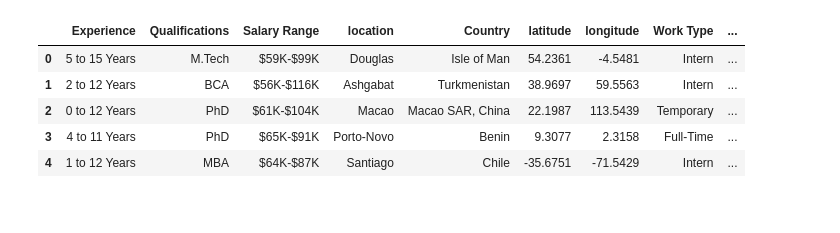
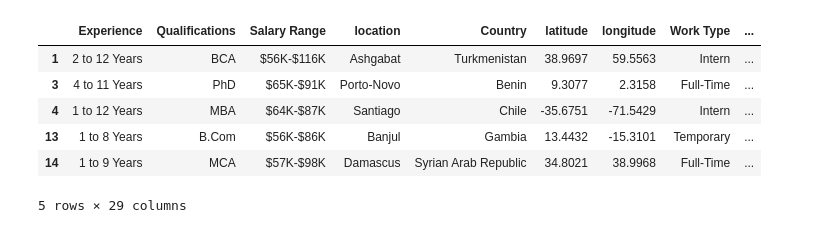
Before and after one commit to Khoulykid/Sector-Predictor, a Jupyter notebook: processing.ipynb, the cells around one changed output. Cells and saved outputs as stored; diff of their text form; code cells hidden in the pictures.

```diff
--- a/processing.ipynb
+++ b/processing.ipynb
@@ -4,16 +5,34 @@ import numpy as np
 # %%
 df = pd.read_csv('job_descriptions.csv')
-# %%
-df.dropna(inplace=True)
-df.drop('Job Id', axis=1, inplace=True)
-df.head()
-# %% [output]
-|  | Experience | Qualifications | Salary Range | location | Country | latitude | longitude | Work Type | ... |
-| 0 | 5 to 15 Years | M.Tech | $59K-$99K | Douglas | Isle of Man | 54.2361 | -4.5481 | Intern | ... |
-| 1 | 2 to 12 Years | BCA | $56K-$116K | Ashgabat | Turkmenistan | 38.9697 | 59.5563 | Intern | ... |
-| 2 | 0 to 12 Years | PhD | $61K-$104K | Macao | Macao SAR, China | 22.1987 | 113.5439 | Temporary | ... |
-| 3 | 4 to 11 Years | PhD | $65K-$91K | Porto-Novo | Benin | 9.3077 | 2.3158 | Full-Time | ... |
-| 4 | 1 to 12 Years | MBA | $64K-$87K | Santiago | Chile | -35.6751 | -71.5429 | Intern | ... |
+# %%
+df[['Sector', 'Industry', 'City', 'State', 'Zip', 'Website', 'Ticker', 'CEO']] = df['Company Profile'].str.extract(
+    r'"Sector":"([^"]+)".*?"Industry":"([^"]+)".*?"City":"([^"]+)".*?"State":"([^"]+)".*?"Zip":"([^"]+)".*?"Website":"([^"]+)".*?"Ticker":"([^"]+)".*?"CEO":"([^"]+)"'
+)
+df.drop('Company Profile', axis=1, inplace=True)
+df.dropna(inplace=True)
+df.drop('Job Id', axis=1, inplace=True)
+# Drop rows with any null or empty values
+df.dropna(inplace=True)
+
+# Get the top 10 sectors by count
+top_10_sectors = df['Sector'].value_counts().nlargest(7).index
+
+# Drop rows that do not have a sector in the top 10 sectors
+df = df[df['Sector'].isin(top_10_sectors)]
+
+label_encoder = LabelEncoder()
+
+# Fit and transform the 'Sector' column
+df['Sector'] = label_encoder.fit_transform(df['Sector'])
+df.head()
+# %% [output]
+|  | Experience | Qualifications | Salary Range | location | Country | latitude | longitude | Work Type | ... |
+| 1 | 2 to 12 Years | BCA | $56K-$116K | Ashgabat | Turkmenistan | 38.9697 | 59.5563 | Intern | ... |
+| 3 | 4 to 11 Years | PhD | $65K-$91K | Porto-Novo | Benin | 9.3077 | 2.3158 | Full-Time | ... |
+| 4 | 1 to 12 Years | MBA | $64K-$87K | Santiago | Chile | -35.6751 | -71.5429 | Intern | ... |
+| 13 | 1 to 8 Years | B.Com | $56K-$86K | Banjul | Gambia | 13.4432 | -15.3101 | Temporary | ... |
+| 14 | 1 to 9 Years | MCA | $57K-$98K | Damascus | Syrian Arab Republic | 34.8021 | 38.9968 | Full-Time | ... |
+5 rows × 29 columns
 # %%
 df[['min_exp', 'max_exp']] = df['Experience'].str.split(' to ', expand=True)
 df['max_exp'] = df['max_exp'].str.replace(' Years', '')
```
Also changed, not shown: parts of 20 cells of this notebook.
